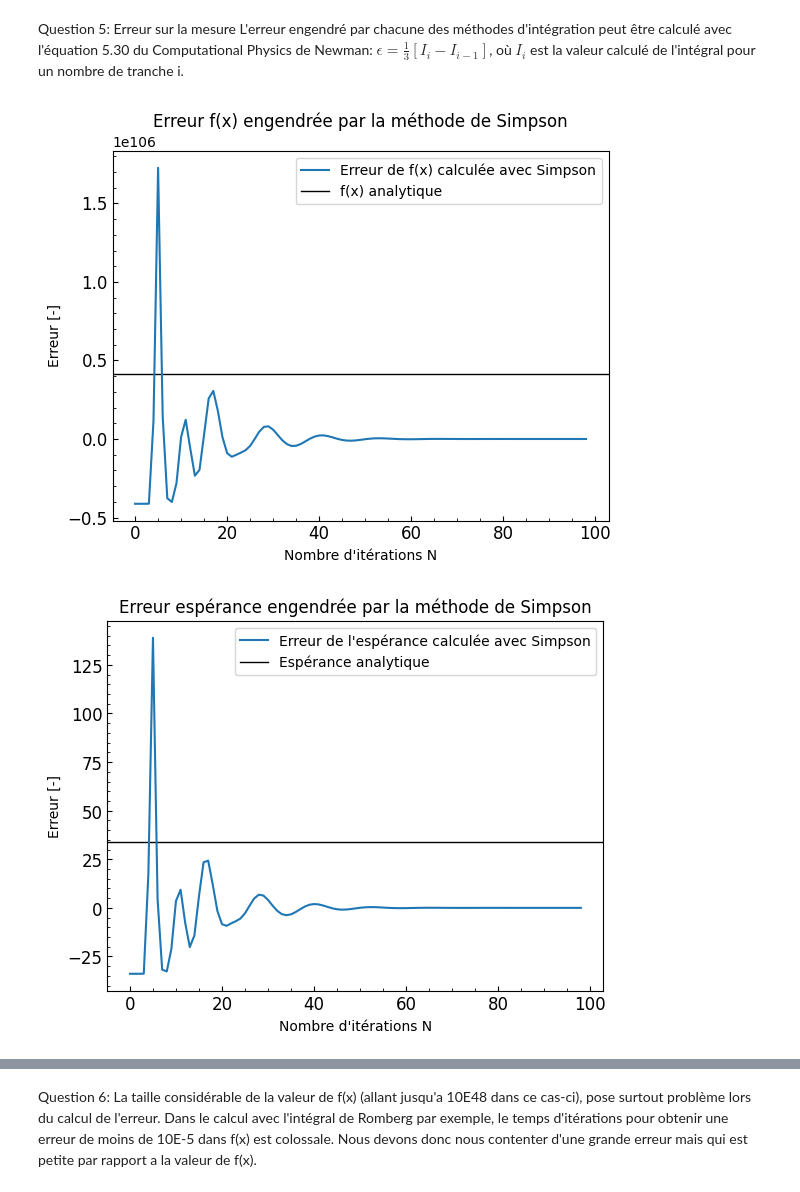
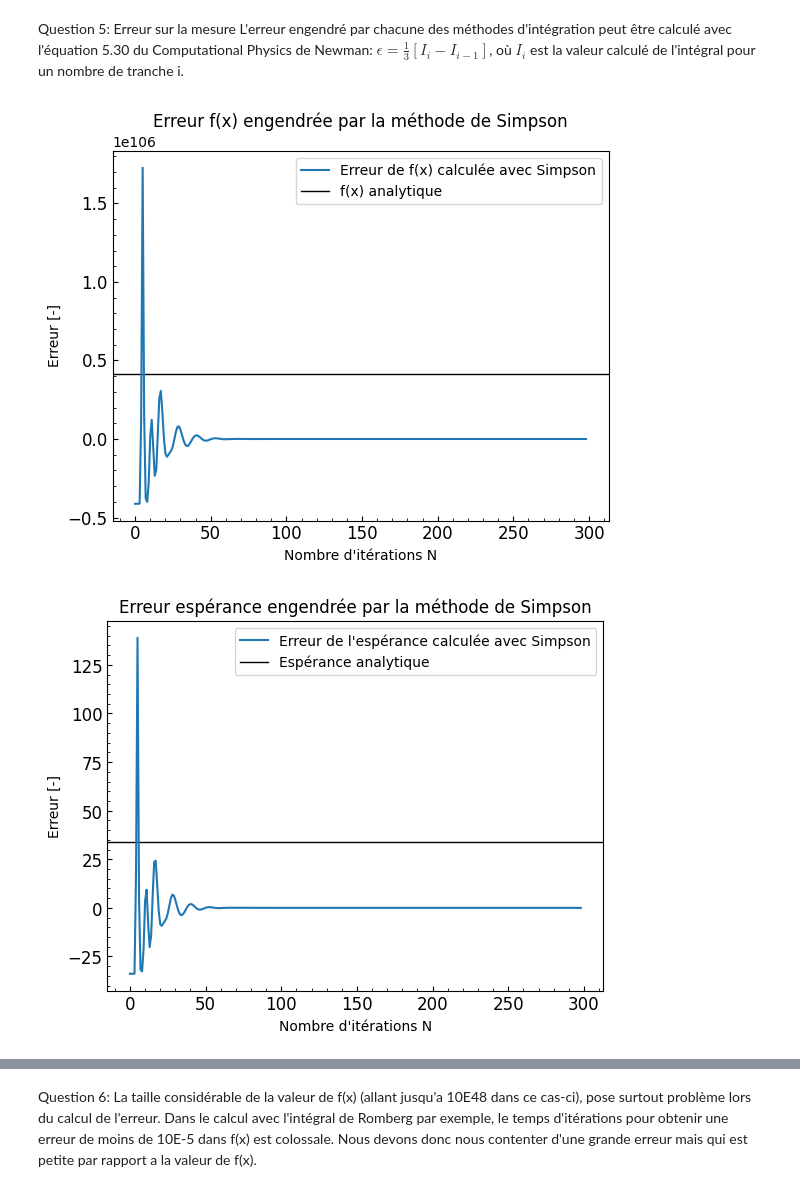
Before and after one commit to gamer39/Physique_numerique, a Jupyter notebook: tp1.ipynb, the cells around one changed output, grey strips where cells are left out. Drawn from its saved outputs; the diff is of its cells as text; code cells hidden in the pictures.

```diff
--- a/tp1.ipynb
+++ b/tp1.ipynb
@@ -249,31 +249,33 @@ Troisième jeux de données: f(x)=4.1252675751902614e+105, Espérance=33.9135550
 Question 5: Erreur sur la mesure
 L'erreur engendré par chacune des méthodes d'intégration peut être calculé avec l'équation 5.30 du Computational Physics de Newman: $\epsilon=\frac{1}{3}[I_i-I_{i-1}]$, où $I_i$ est la valeur calculé de l'intégral pour un nombre de tranche i.
 # %%
-dataset=data2
+dataset=data2############### Jeux de donnée utilisé, les valeurs convergent plus rapidement #########################
 delais=delay(dataset)
 sum_x=sum(delais) #Sommation des x_i
 T=len(delais)
-f_analy =math.factorial(alpha+T-1)*(beta**alpha)/((math.factorial(alpha-1)))*1/(beta+sum_x)**(alpha+T)
-lambda_analy=(alpha+T)/(beta+sum_x)
+f_analy =math.factorial(alpha+T-1)*(beta**alpha)/((math.factorial(alpha-1)))*1/(beta+sum_x)**(alpha+T) ## Valeur analytique de f(x)
+lambda_analy=(alpha+T)/(beta+sum_x) #### Valeur analytique de l'espérance
 
 ferr_simpson = [ ]
 lambda_simp = [ ]
-for i in range(1, 100):
-  ferr_simpson.append((simpson(f, 0, 200, i))-f_analy)
-  lambda_simp.append(simpson(lambda_ideal, 0, 200, i)-lambda_analy)
+for i in range(1, 300):
+  ferr_simpson.append((simpson(f, 0, 200, i))-f_analy) # On calcul la valeur de l'erreur de f(x) soit f(x) numérique - f(x) analytique sur un domaine de N
+  lambda_simp.append(simpson(lambda_ideal, 0, 200, i)-lambda_analy) # Idem mais pour l'espérance
 N_simpson= [i for i in range(len(lambda_simp))]
 
 
-Rfx=romberg(f, 0, 200, 15, 10E5)
-Rlambda=romberg(lambda_ideal,0, 200, 15, 1E-10)
+Rfx=romberg(f, 0, 200, 15, 10E5) #On génère la matrice de Romberg de  f(x)
+Rlambda=romberg(lambda_ideal,0, 200, 15, 1E-10) #Idem pour l'espérance
 ferr_romberg = [ ]
 lambda_rom = [ ]
 for i in range(15):
-    ferr_romberg.append(Rfx[i,0]-f_analy)
-    lambda_rom.append(Rlambda[i,0]-lambda_analy)
-N_romberg= [i for i in range(len(lambda_rom))]
+    ferr_romberg.append(Rfx[i,0]-f_analy) # On va chercher les valeur R_N,0 de la matrice
+    lambda_rom.append(Rlambda[i,0]-lambda_analy) #de Romberg pour les différents N.
+    N_romberg= [i for i in range(len(lambda_rom))]  #Il est bon de se rappeller qu'une valeur de N dans Romberg signifie 2**N itérations dans la méthode des trapèzes
 
 
+
+# Graphique des différentes variables f(x) et Espérance selon les différentes méthodes ############
 plt.figure()
 plt.minorticks_on()
 plt.tick_params(axis="both",direction="in",labelsize='large',which='both',color='black')
@@ -297,35 +299,35 @@ plt.plot(N_simpson, lambda_simp, label="Erreur de l'espérance calculée avec Si
 plt.axhline(y=lambda_analy, xmin=0, xmax=100, c="black", linewidth=1, zorder=0, label="Espérance analytique")
 plt.legend()
 plt.plot()
 plt.show()
 
 plt.figure()
 plt.minorticks_on()
 plt.tick_params(axis="both",direction="in",labelsize='large',which='both',color='black')
 plt.title("Erreur f(x) engendrée par la méthode de Romberg")
 plt.ylabel("Erreur [-]")
 plt.xlabel("Nombre d'itérations N")
 plt.plot(N_romberg, ferr_romberg, label="Erreur de f(x) calculée avec Romberg")
 plt.axhline(y=f_analy, xmin=0, xmax=100, c="black", linewidth=1, zorder=0, label="f(x) analytique")
 plt.legend()
 plt.plot()
 plt.show()
 
 
 plt.figure()
 plt.minorticks_on()
 plt.tick_params(axis="both",direction="in",labelsize='large',which='both',color='black')
 plt.title("Erreur espérance engendrée par la méthode de Romberg")
 plt.ylabel("Erreur [-]")
 plt.xlabel("Nombre d'itérations N")
 plt.plot(N_romberg, lambda_rom, label="Erreur de l'espérance calculée avec Romberg")
 plt.axhline(y=lambda_analy, xmin=0, xmax=100, c="black", linewidth=1, zorder=0, label="Espérance analytique")
 plt.legend()
 plt.plot()
 plt.show()
 # %% [output]
-[figure, old version]
+[figure, new version]
-[figure, old version]
+[figure, new version]
 [figure]
 [figure]
 # %% [markdown]
```
Also changed, not shown: parts of 2 cells of this notebook.
